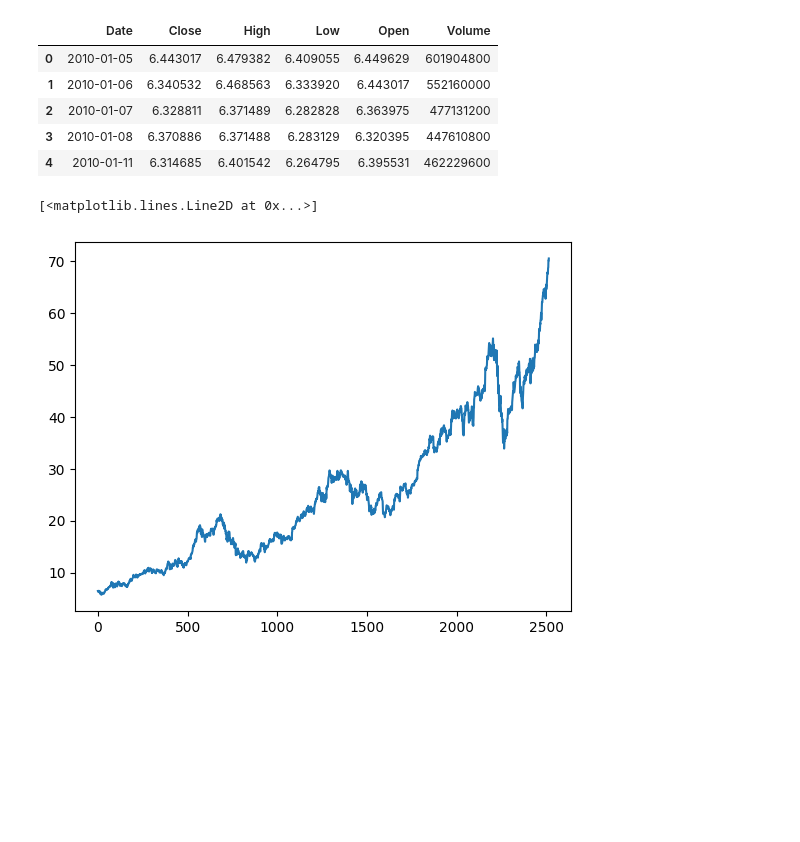
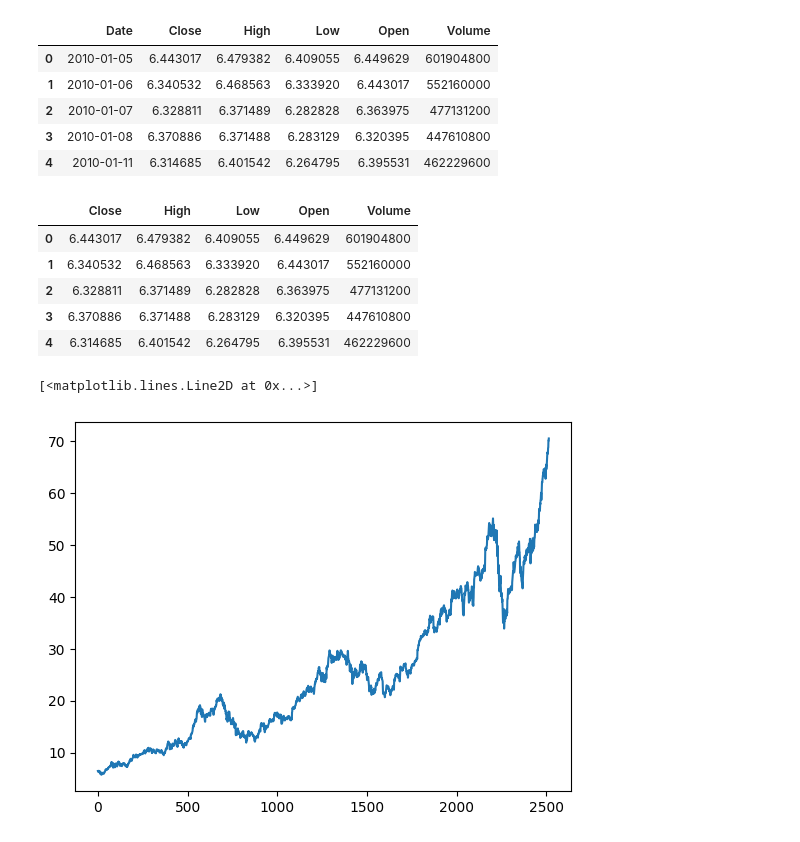
Before and after one commit to Aakashkhanal/stock_price_prediction, a Jupyter notebook: main.ipynb, the cells around one changed output. Cells and saved outputs as stored; diff of their text form; code cells hidden in the pictures; blank space fills up the shorter version.

```diff
--- a/main.ipynb
+++ b/main.ipynb
@@ -64,6 +63,16 @@ df.head()
 | 2 | 2010-01-07 | 6.328811 | 6.371489 | 6.282828 | 6.363975 | 477131200 |
 | 3 | 2010-01-08 | 6.370886 | 6.371488 | 6.283129 | 6.320395 | 447610800 |
 | 4 | 2010-01-11 | 6.314685 | 6.401542 | 6.264795 | 6.395531 | 462229600 |
+# %%
+df = df.drop(['Date'], axis = 1)
+df.head()
+# %% [output]
+|  | Close | High | Low | Open | Volume |
+| 0 | 6.443017 | 6.479382 | 6.409055 | 6.449629 | 601904800 |
+| 1 | 6.340532 | 6.468563 | 6.333920 | 6.443017 | 552160000 |
+| 2 | 6.328811 | 6.371489 | 6.282828 | 6.363975 | 477131200 |
+| 3 | 6.370886 | 6.371488 | 6.283129 | 6.320395 | 447610800 |
+| 4 | 6.314685 | 6.401542 | 6.264795 | 6.395531 | 462229600 |
 # %%
 plt.plot(df.Close)
 # %% [output]
```
Also changed, not shown: parts of 11 cells of this notebook, 2 other files.
